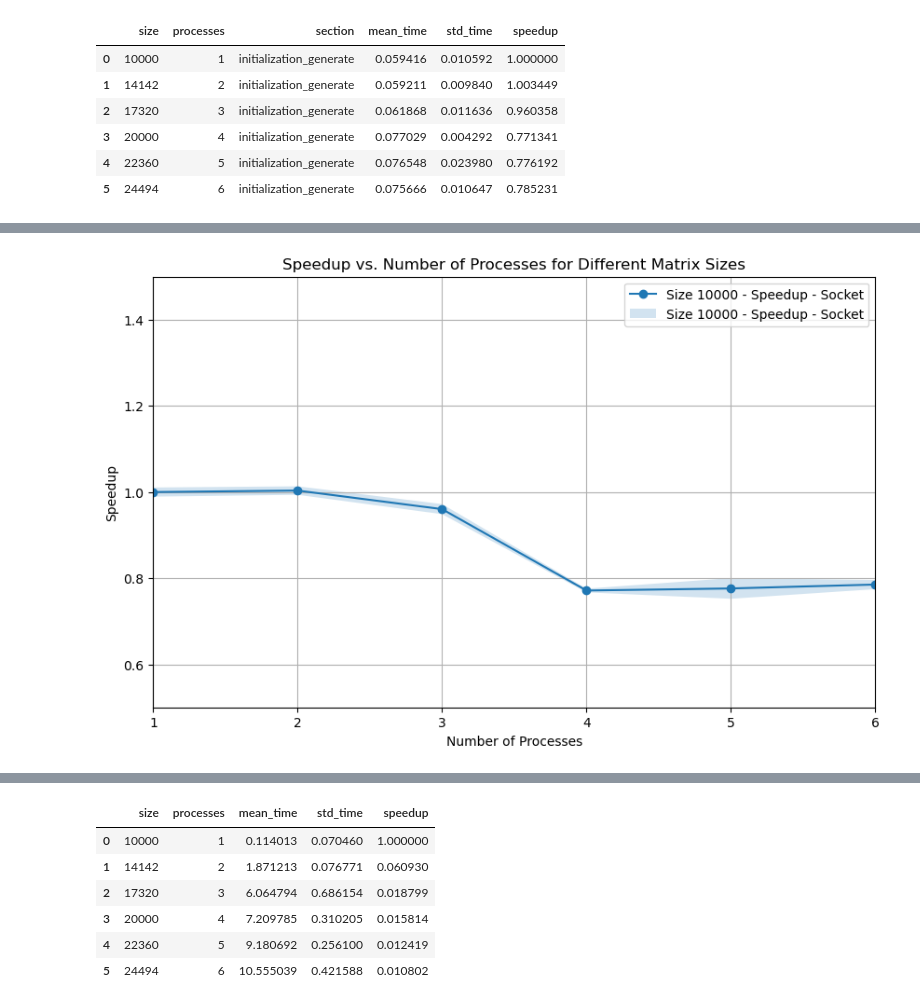
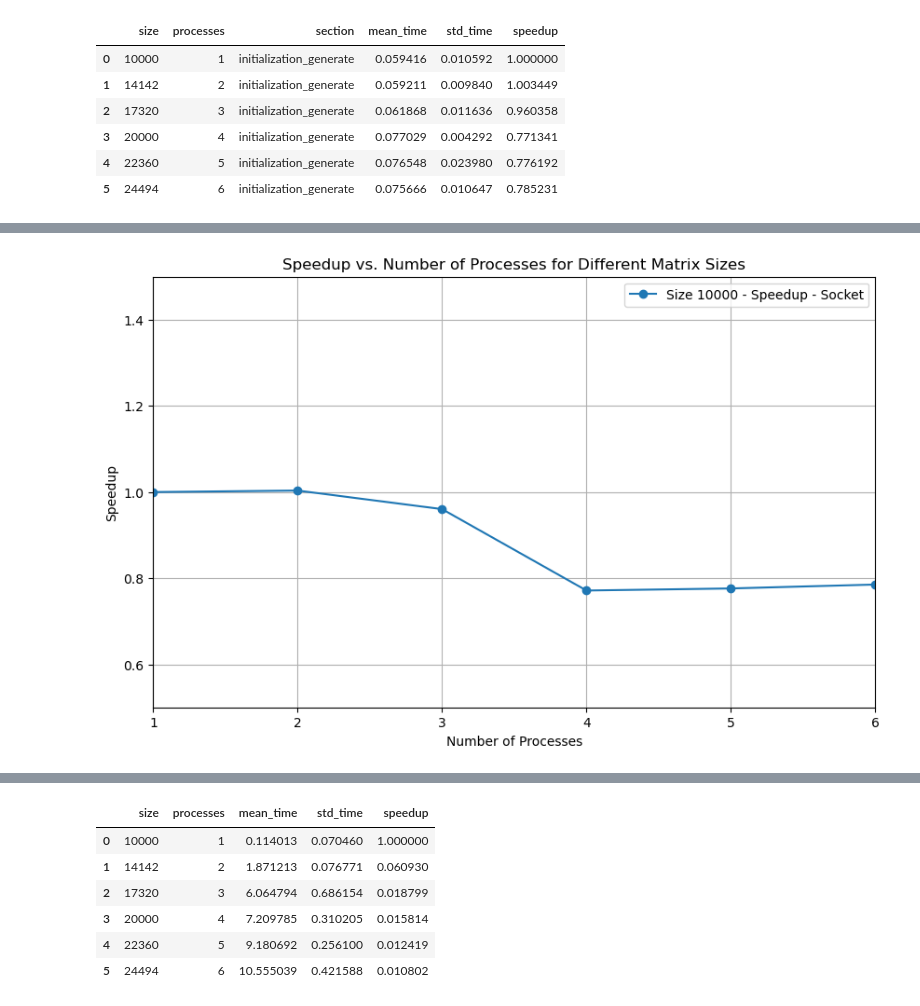
Before and after one commit to SDavenia/FHPC_Assignment, a Jupyter notebook: Exercise1/analysis1.ipynb, the cells around one changed output, grey strips where cells are left out. Cells and saved outputs as stored; diff of their text form; code cells hidden in the pictures.

```diff
--- a/Exercise1/analysis1.ipynb
+++ b/Exercise1/analysis1.ipynb
@@ -1180,22 +1181,20 @@ plt.show()
 # %%
 plt.figure(figsize=(10, 6))
 
 # Plot for size 10000
 plt.plot(grouped_df_initialize_generate['processes'], grouped_df_initialize_generate['speedup'], label='Size 10000 - Speedup - Socket', marker='o')
-plt.fill_between(grouped_df_initialize_generate['processes'], grouped_df_initialize_generate['speedup'] - grouped_df_initialize_generate['std_time'], grouped_df_initialize_generate['speedup'] + grouped_df_initialize_generate['std_time'], alpha=0.2, label='Size 10000 - Speedup')
-
 
 # Add labels and title
 plt.xlabel('Number of Processes')
 plt.ylabel('Speedup')
 plt.title('Speedup vs. Number of Processes for Different Matrix Sizes')
 plt.axis([1, 6, 0.5, 1.5])
 
 # Add legend
 plt.legend()
 
 # Show the plot
 plt.grid()
 plt.show()
 # %% [output]
-[figure, old version]
+[figure, new version]
```
Also changed, not shown: parts of 10 cells of this notebook.
